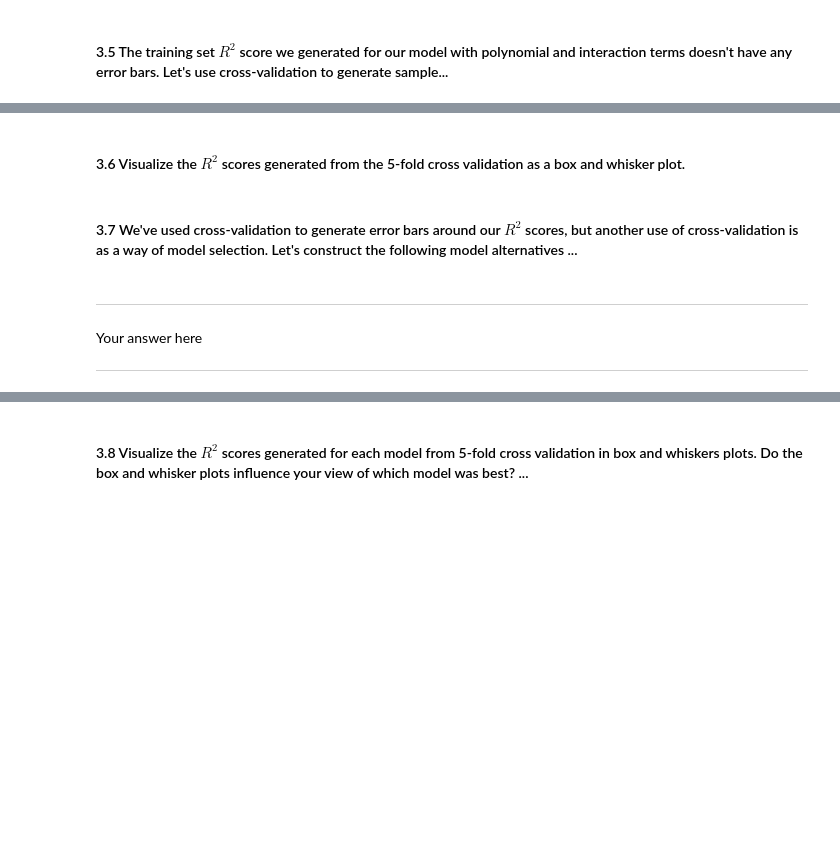
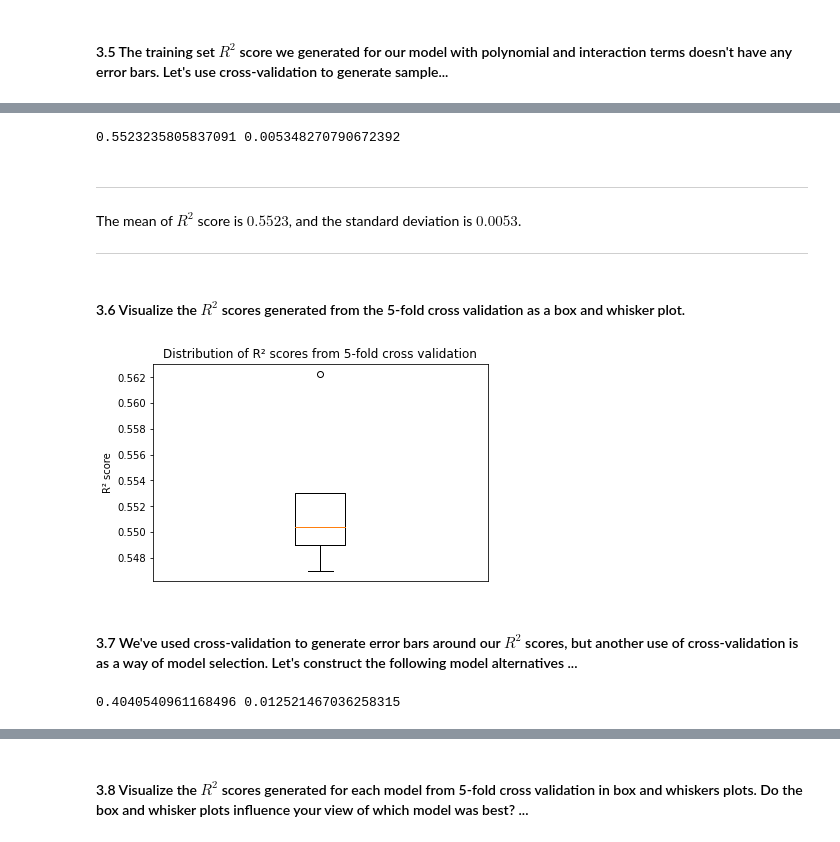
Before and after one commit to lucasresck/foundations-of-data-science, a Jupyter notebook: cs109a_hw4/cs109a_HW4.ipynb, the cells around one changed output, grey strips where cells are left out. Cells and saved outputs as stored; diff of their text form; code cells hidden in the pictures; blank space fills up the shorter version.

```diff
--- a/cs109a_hw4/cs109a_HW4.ipynb
+++ b/cs109a_hw4/cs109a_HW4.ipynb
@@ -445,2 +430,28 @@ X_poly_train, X_poly_test = get_poly_dataset(X_train, X_test, 4)
+# %%
+predictors = list(X_train.columns)
+to_be_transformed = [predictor for predictor in predictors if predictor in numerical_features]
+transform = PolynomialFeatures(4, include_bias=False)
+X_train_poly = X_train.copy()
+X_test_poly = X_test.copy()
+
+for predictor in to_be_transformed:
+    X_train_poly[[
+        predictor,
+        predictor+'^2',
+        predictor+'^3',
+        predictor+'^4'
+    ]] = pd.DataFrame(
+        transform.fit_transform(X_train[[predictor]]),
+        index=X_train_poly.index
+    )
+    X_test_poly[[
+        predictor,
+        predictor+'^2',
+        predictor+'^3',
+        predictor+'^4'
+    ]] = pd.DataFrame(
+        transform.fit_transform(X_test[[predictor]]),
+        index=X_test_poly.index
+    )
 # %% [markdown]
 #### 3.2.1 What are the dimensions of this 'design matrix'...**
@@ -483,2 +495,24 @@ Your answer here
+# %%
+# Note that's important to set shuffle=True
+# in order to shuffle the data before splitting
+# But it's also important to set random_state=something
+# in order to allow reproducibility
+r2 = cross_val_score(
+    LinearRegression(),
+    X_train_poly,
+    y_train,
+    cv=KFold(n_splits=5, shuffle=True, random_state=0),
+    scoring='r2'
+)
+# %%
+print(np.mean(r2), np.std(r2))
+# %% [output]
+0.5523235805837091 0.005348270790672392
+# %% [markdown]
+<HR>
+
+The mean of $R^2$ score is $0.5523$, and the standard deviation is $0.0053$.
+
+<HR>
 # %% [markdown]
 #### 3.6 Visualize the $R^2$ scores generated from the 5-fold cross validation as a box and whisker plot.
@@ -487,2 +519,10 @@ Your answer here
+# %%
+plt.boxplot(r2)
+plt.title('Distribution of R² scores from 5-fold cross validation')
+plt.ylabel('R² score')
+plt.xticks([])
+plt.show()
+# %% [output]
+[figure, added]
 # %% [markdown]
 #### 3.7 We've used cross-validation to generate error bars around our $R^2$ scores, but another use of cross-validation is as a way of model selection.  Let's construct the following model alternatives ...
@@ -491,4 +529,11 @@ Your answer here
-# %% [markdown]
-<HR>
-Your answer here
-<HR>
+# %%
+r2_1 = cross_val_score(
+    LinearRegression(),
+    X_train[BikeOLS_significant_bootstrap],
+    y_train,
+    cv=KFold(n_splits=5, shuffle=True, random_state=0),
+    scoring='r2'
+)
+print(np.mean(r2_1), np.std(r2_1))
+# %% [output]
+0.4040540961168496 0.012521467036258315
```
Also changed, not shown: parts of 37 cells of this notebook.
